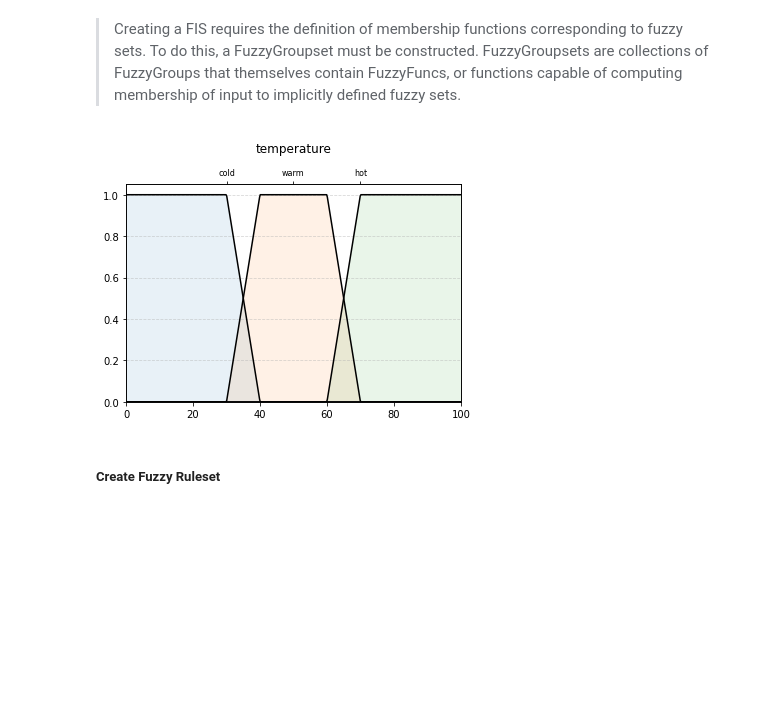
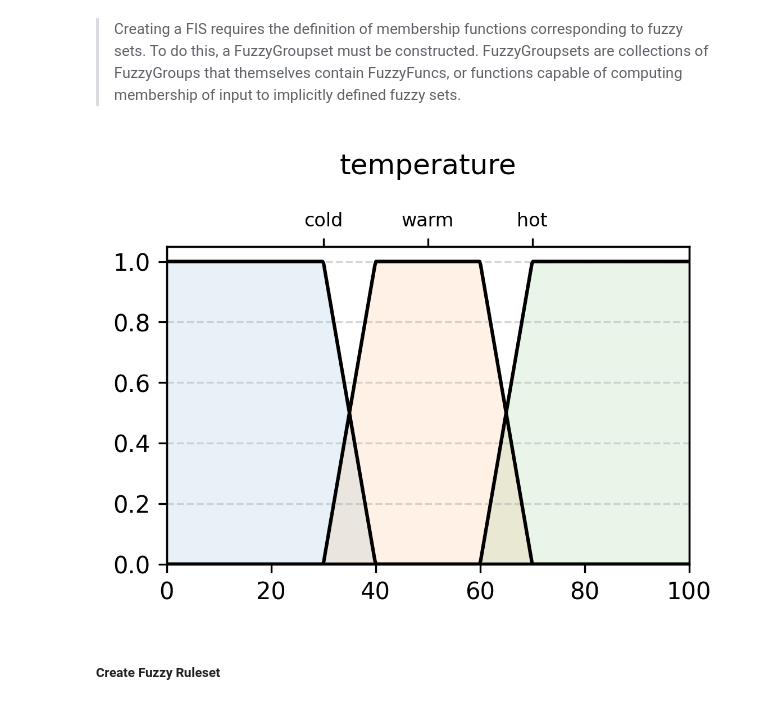
Before and after one commit to ericzander/hotfis, a Jupyter notebook: notebooks/mamdani.ipynb, the cells around one changed output. Saved outputs shown, nothing was run; the diff lists cells and outputs as text; code cells hidden in the pictures; blank space fills up the shorter version.

```diff
--- a/notebooks/mamdani.ipynb
+++ b/notebooks/mamdani.ipynb
@@ -46,10 +46,12 @@ groupset = hf.FuzzyGroupset([
 ])
 # %%
 # A group may be plotted with the 'plot' method
+plt.figure(figsize=(4, 2.5), dpi=300)
 groupset["temperature"].plot()
+# plt.savefig("img/group_ex.png", bbox_inches="tight", facecolor="white")
 plt.show()
 # %% [output]
-[figure, old version]
+[figure, new version]
 # %% [markdown]
 ##### Create Fuzzy Ruleset
 # %% [markdown]
```
Also changed, not shown: parts of 1 cell of this notebook, 46 other files.
